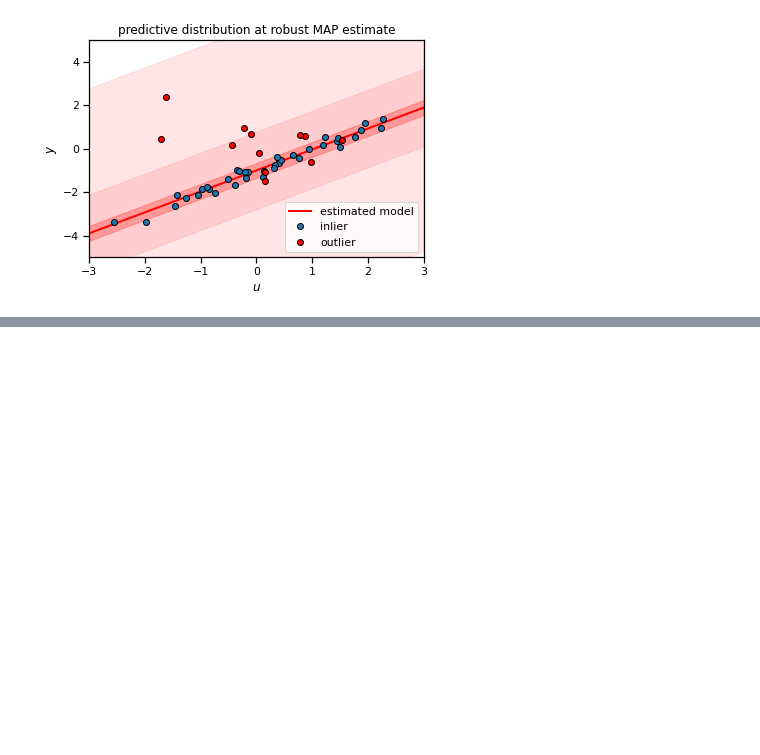
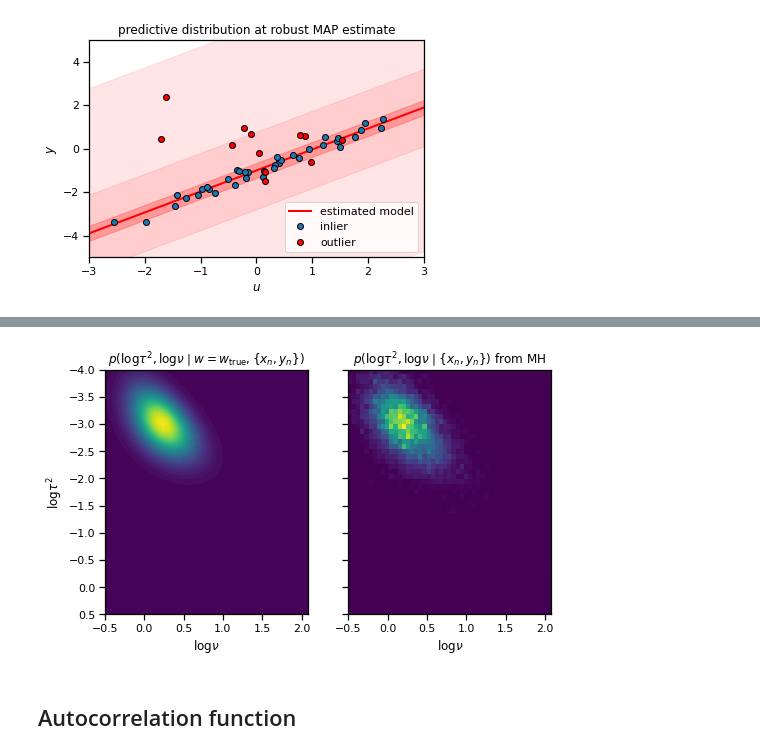
Before and after one commit to slinderman/stats271sp2021, a Jupyter notebook: notebooks/Lap_3_Robust_regression.ipynb, the cells around one changed output, grey strips where cells are left out. Saved outputs shown, nothing was run; the diff lists cells and outputs as text; code cells hidden in the pictures; blank space fills up the shorter version.

```diff
--- a/notebooks/Lap_3_Robust_regression.ipynb
+++ b/notebooks/Lap_3_Robust_regression.ipynb
@@ -436,0 +514,31 @@ plt.savefig("lap3/robust_map_pred.pdf")
+# %%
+# plt.ylim(1.25, 0.0)
+n_pts = 50
+LOG_NU, LOG_TAUSQ = np.meshgrid(np.linspace(-0.5, np.log(8), n_pts),
+                                np.linspace(-4,  0.5, n_pts))
+nt_grid = np.column_stack([LOG_NU.ravel(), LOG_TAUSQ.ravel()])
+lp = np.array([log_probability(true_w, log_tausq, log_nu)
+               for (log_nu, log_tausq) in nt_grid])
+
+
+fig, axs = plt.subplots(1, 2, sharey=True, figsize=(8, 4.5))
+axs[0].contourf(LOG_NU, LOG_TAUSQ, np.exp(lp).reshape(n_pts, n_pts), 50)
+axs[0].set_ylabel("$\log \\tau^2$")
+axs[0].set_ylim(0.5, -4)
+axs[0].set_xlabel("$\log \\nu$")
+axs[0].set_title("$p(\log \\tau^2, \log \\nu \mid w=w_{\mathsf{true}}, \{{x_n, y_n\}})$")
+
+axs[1].hist2d(log_nu_samples,
+              log_tausq_samples,
+              [np.linspace(-0.5, np.log(8), 50),
+               np.linspace(-4,  0.5, 50)])
+axs[1].set_ylim(0.5, -4)
+axs[1].set_xlabel("$\log \\nu$")
+axs[1].set_title("$p(\log \\tau^2, \log \\nu \mid \{{x_n, y_n\}})$ from MH")
+
+# plt.savefig("lap3/robust_post2.pdf")
+plt.savefig("lap3/mh_nu_tausq_density.pdf")
+# %% [output]
+[figure, added]
+# %% [markdown]
+## Autocorrelation function
```
Also changed, not shown: parts of 8 cells of this notebook, 13 other files.
